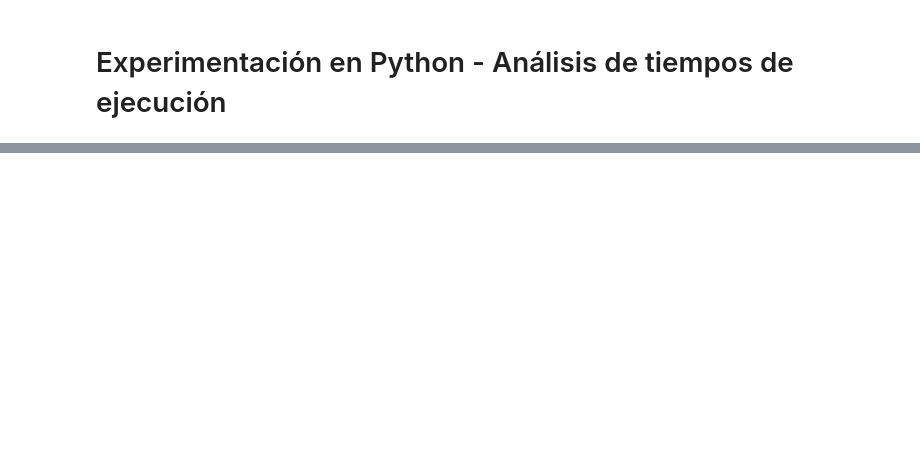
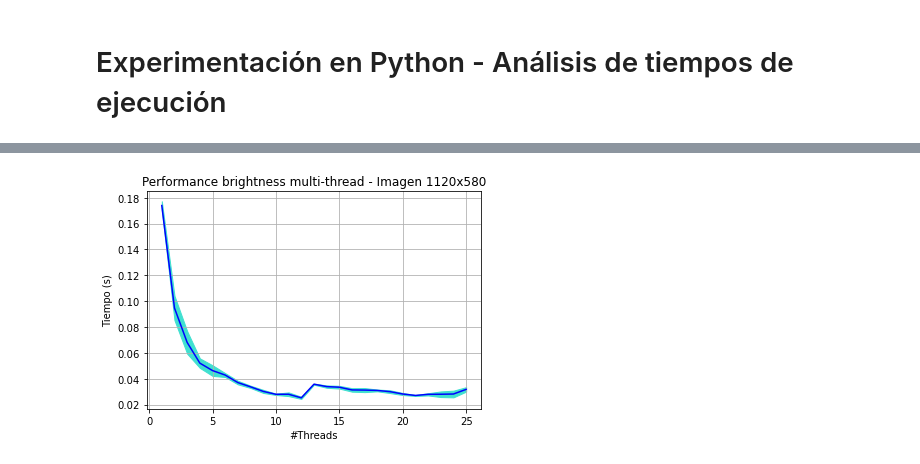
Before and after one commit to ManuelCorales/Tp-Imagenes, a Jupyter notebook: entregable/archivosDocumentacion/Fucci_Corales - Experimentación TP Imagenes.ipynb, the cells around one changed output, grey strips where cells are left out. Saved outputs shown, nothing was run; the diff lists cells and outputs as text; code cells hidden in the pictures; blank space fills up the shorter version.

```diff
--- a/entregable/archivosDocumentacion/Fucci_Corales - Experimentación TP Imagenes.ipynb
+++ b/entregable/archivosDocumentacion/Fucci_Corales - Experimentación TP Imagenes.ipynb
@@ -92,4 +2,0 @@ dataframe
-# %%
-ths = dataframe['Threads']
-time = dataframe['Tiempo']
-plot(ths,time, 0)
@@ -119,4 +2,0 @@ dataframe
-# %%
-ths = dataframe['Threads']
-time = dataframe['Tiempo']
-plot(ths,time, 0)
@@ -124,0 +17,17 @@ plot(ths,time, 0)
+# %%
+# Definimos como se verá el gráfico utilizado para exponer los datos recopilados
+
+def plot(ths, time, std, title, xlabel, ylabel):
+
+    fig, ax = plt.subplots()
+    ax.plot(ths, time,'b-', color='blue')
+    if np.any(std) != 0:
+        ax.fill_between(ths, time-std, time+std, color='turquoise')
+
+
+    ax.set(xlabel=xlabel, ylabel=ylabel,
+           title=title)
+    ax.grid()
+
+    fig.savefig("test.png")
+    plt.show()
@@ -124,0 +47,5 @@ plot(ths,time, 0)
+# %%
+# Traigo los datos obtenidos y los organizo en una tabla
+
+dataframe = pd.read_csv('test_brightness.csv', names=['Tiempo','Threads', 'Filtro', 'Tamaño (pixeles)'])
+dataframe
@@ -124,0 +66,11 @@ plot(ths,time, 0)
+# %%
+ths = np.arange(1,26)
+df_mean_time = dataframe.groupby('Threads')['Tiempo'].mean()
+df_std_time = dataframe.groupby('Threads')['Tiempo'].std()
+xlabel='#Threads'
+ylabel='Tiempo (s)'
+title='Performance brightness multi-thread - Imagen 1120x580'
+
+plot(ths,df_mean_time, df_std_time, title, xlabel, ylabel)
+# %% [output]
+[figure, added]
```
Also changed, not shown: parts of 38 cells of this notebook, 13 other files.
